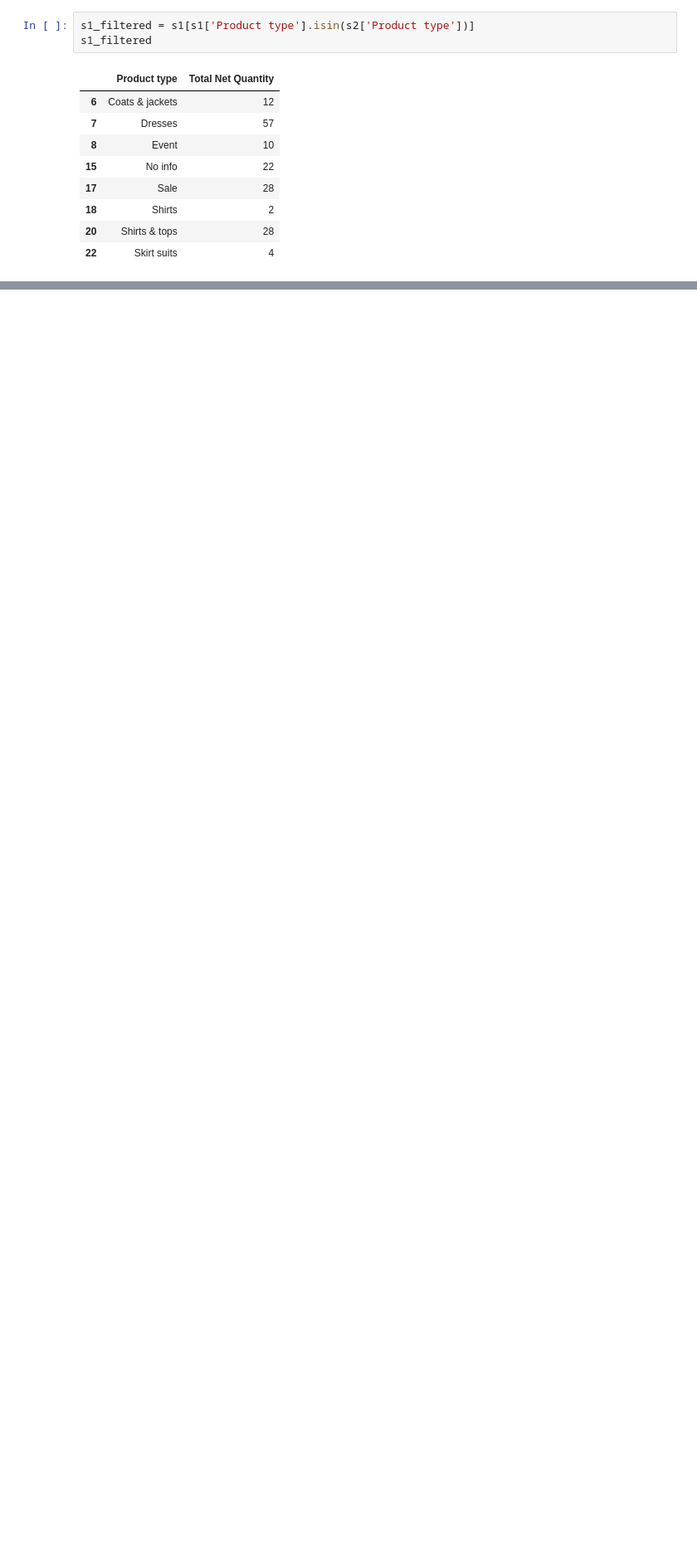
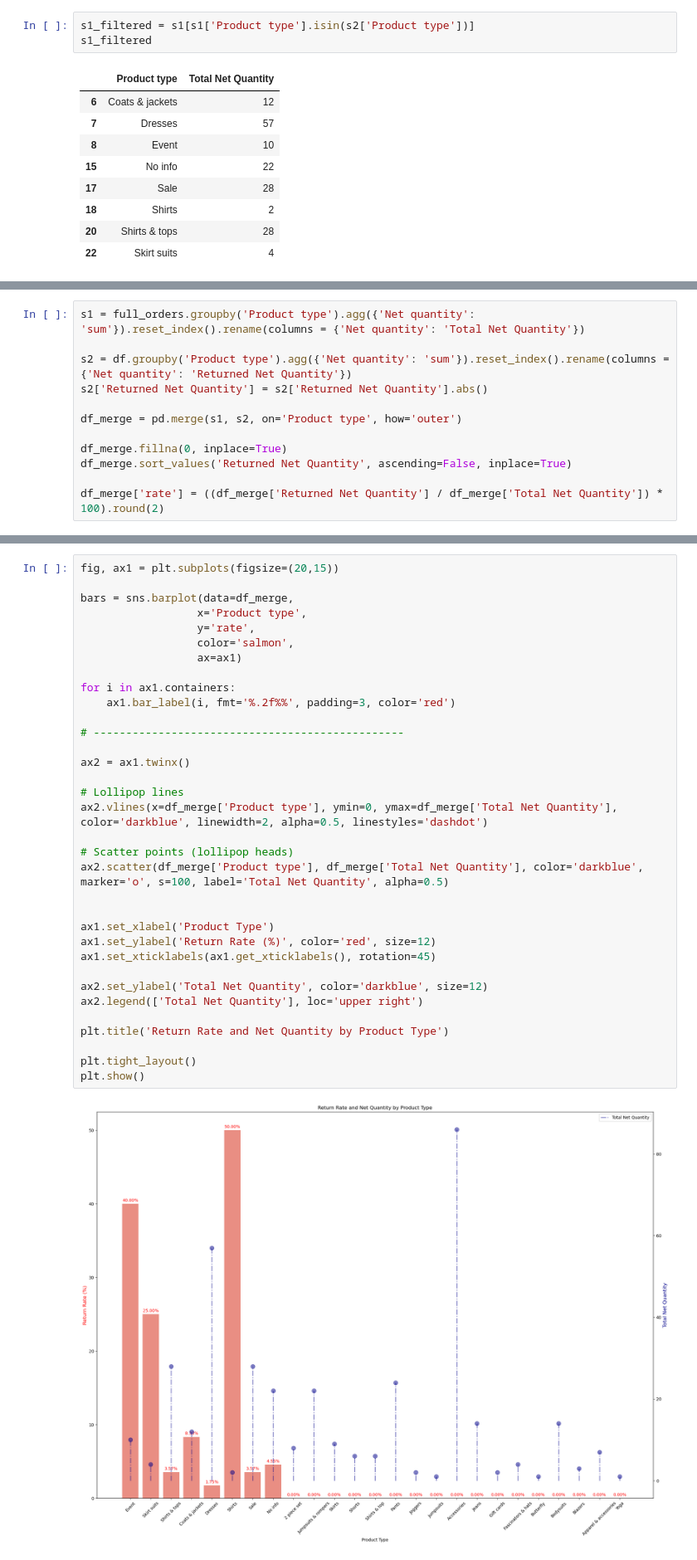
Before and after one commit to ezishr/NEO_InspiredFashion, a Jupyter notebook: return analysis.ipynb, the cells around one changed output, grey strips where cells are left out. Shown at 83% size. Saved outputs shown, nothing was run; the diff lists cells and outputs as text; blank space fills up the shorter version.

```diff
--- a/return analysis.ipynb
+++ b/return analysis.ipynb
@@ -163,0 +209,12 @@ s1_filtered_s2
+# %%
+s1 = full_orders.groupby('Product type').agg({'Net quantity': 'sum'}).reset_index().rename(columns = {'Net quantity': 'Total Net Quantity'})
+
+s2 = df.groupby('Product type').agg({'Net quantity': 'sum'}).reset_index().rename(columns = {'Net quantity': 'Returned Net Quantity'})
+s2['Returned Net Quantity'] = s2['Returned Net Quantity'].abs()
+
+df_merge = pd.merge(s1, s2, on='Product type', how='outer')
+
+df_merge.fillna(0, inplace=True)
+df_merge.sort_values('Returned Net Quantity', ascending=False, inplace=True)
+
+df_merge['rate'] = ((df_merge['Returned Net Quantity'] / df_merge['Total Net Quantity']) * 100).round(2)
@@ -163,0 +237,36 @@ s1_filtered_s2
+# %%
+fig, ax1 = plt.subplots(figsize=(20,15))
+
+bars = sns.barplot(data=df_merge,
+                  x='Product type',
+                  y='rate',
+                  color='salmon',
+                  ax=ax1)
+
+for i in ax1.containers:
+    ax1.bar_label(i, fmt='%.2f%%', padding=3, color='red')
+
+# ------------------------------------------------
+
+ax2 = ax1.twinx()
+
+# Lollipop lines
+ax2.vlines(x=df_merge['Product type'], ymin=0, ymax=df_merge['Total Net Quantity'], color='darkblue', linewidth=2, alpha=0.5, linestyles='dashdot')
+
+# Scatter points (lollipop heads)
+ax2.scatter(df_merge['Product type'], df_merge['Total Net Quantity'], color='darkblue', marker='o', s=100, label='Total Net Quantity', alpha=0.5)
+
+
+ax1.set_xlabel('Product Type')
+ax1.set_ylabel('Return Rate (%)', color='red', size=12)
+ax1.set_xticklabels(ax1.get_xticklabels(), rotation=45)
+
+ax2.set_ylabel('Total Net Quantity', color='darkblue', size=12)
+ax2.legend(['Total Net Quantity'], loc='upper right')
+
+plt.title('Return Rate and Net Quantity by Product Type')
+
+plt.tight_layout()
+plt.show()
+# %% [output]
+[figure, added]
```
Also changed, not shown: parts of 8 cells of this notebook, 1 other file.
